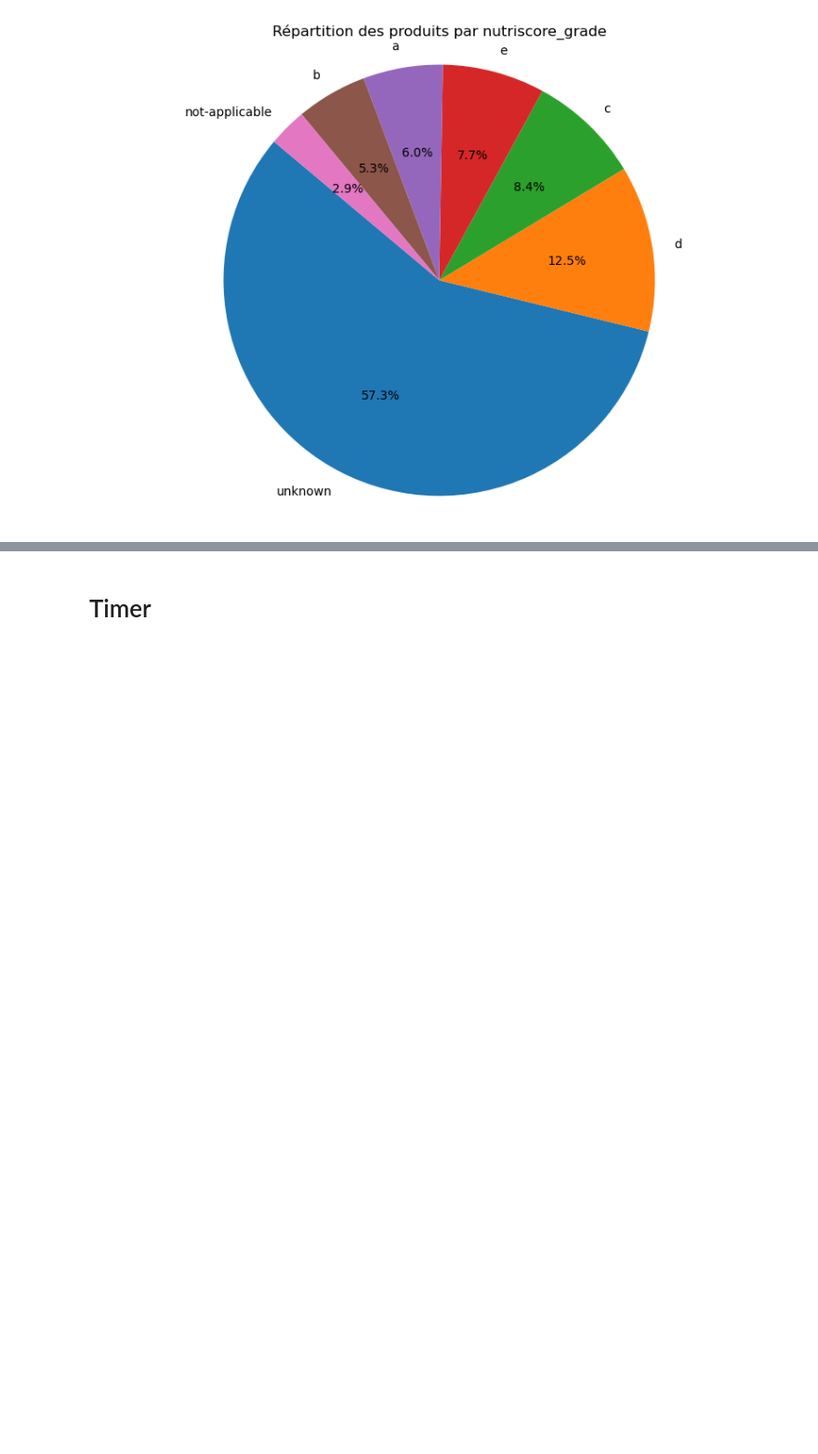
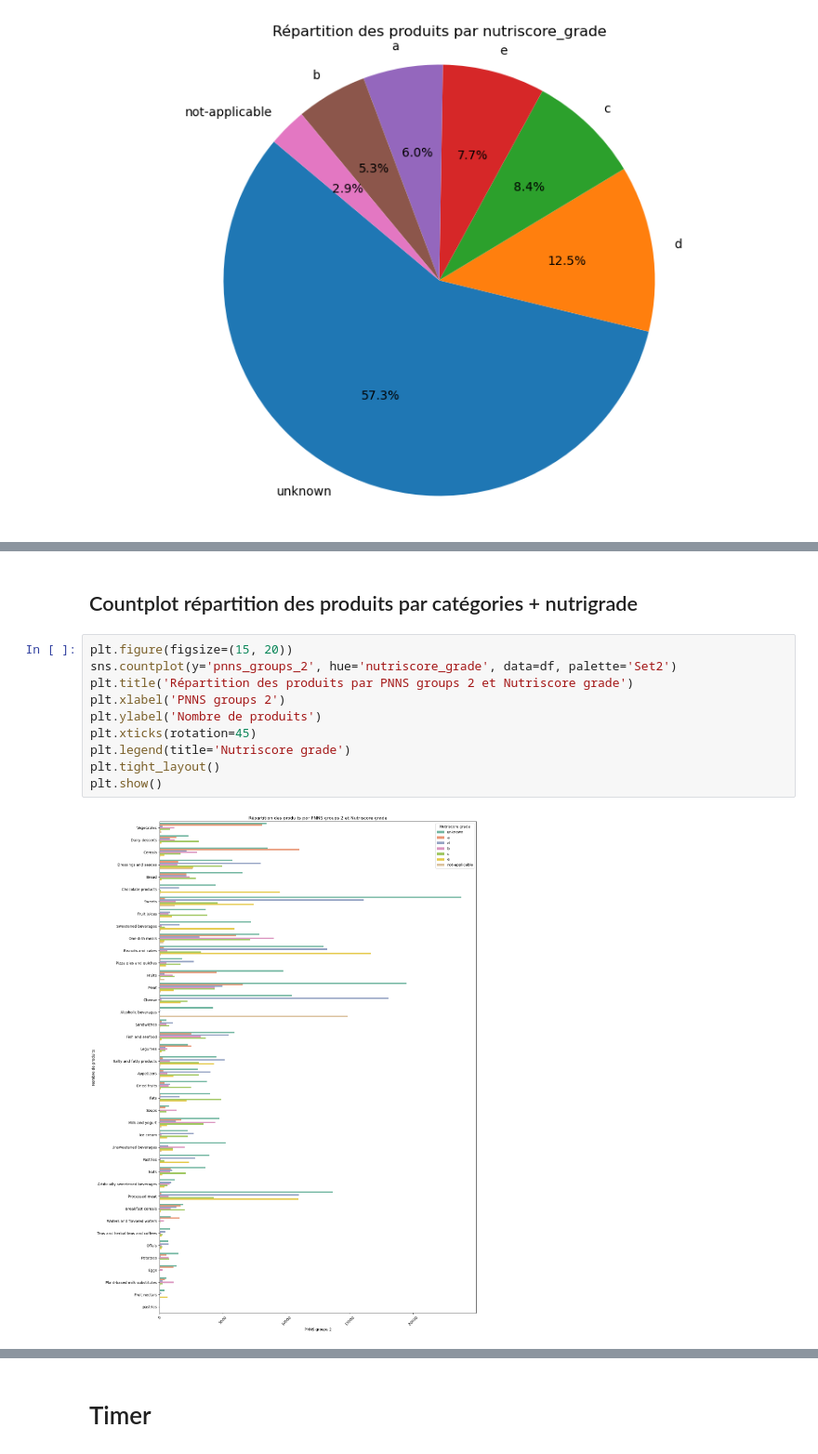
Before and after one commit to Ranack/Datafood, a Jupyter notebook: Foodfact.ipynb, the cells around one changed output, grey strips where cells are left out. Shown at 93% size. Saved outputs shown, nothing was run; the diff lists cells and outputs as text; blank space fills up the shorter version.

```diff
--- a/Foodfact.ipynb
+++ b/Foodfact.ipynb
@@ -420,0 +422,14 @@ plt.show()
+# %% [markdown]
+## Countplot répartition des produits par catégories + nutrigrade
+# %%
+plt.figure(figsize=(15, 20))
+sns.countplot(y='pnns_groups_2', hue='nutriscore_grade', data=df, palette='Set2')
+plt.title('Répartition des produits par PNNS groups 2 et Nutriscore grade')
+plt.xlabel('PNNS groups 2')
+plt.ylabel('Nombre de produits')
+plt.xticks(rotation=45)
+plt.legend(title='Nutriscore grade')
+plt.tight_layout()
+plt.show()
+# %% [output]
+[figure, added]
```
Also changed, not shown: parts of 19 cells of this notebook.
